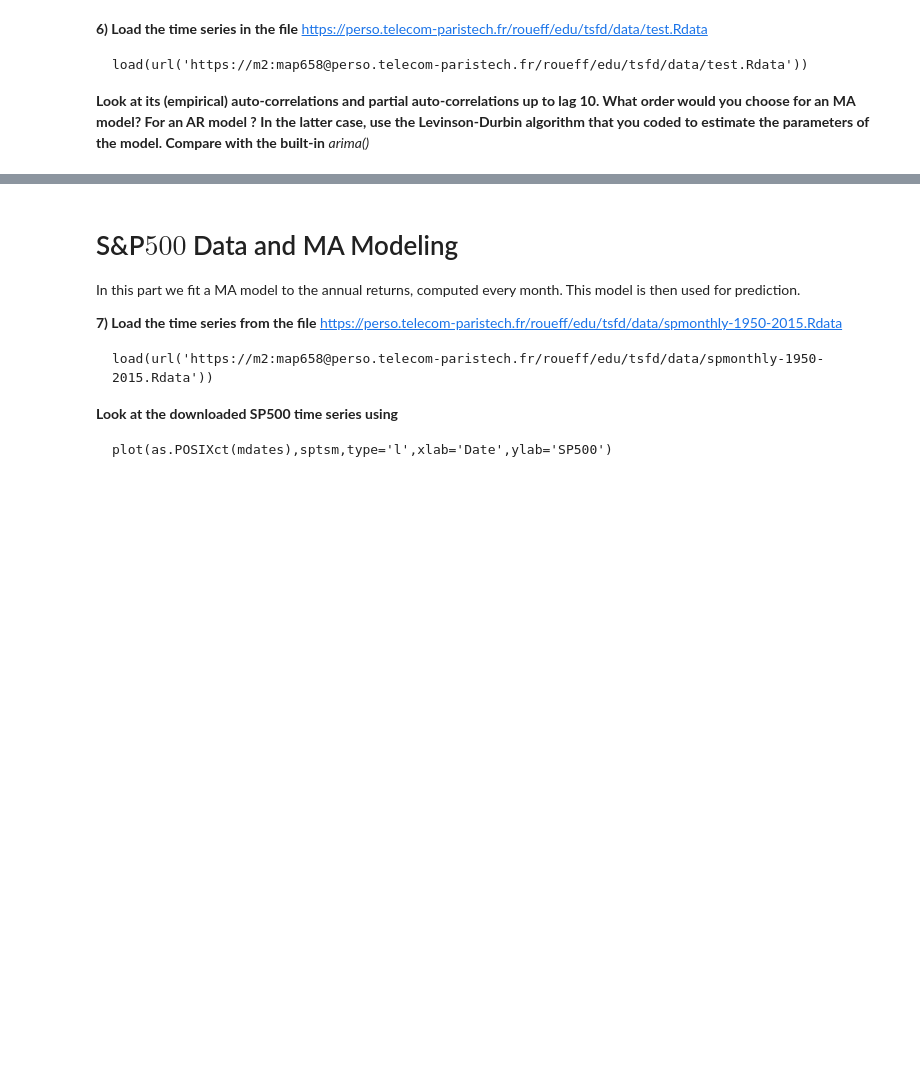
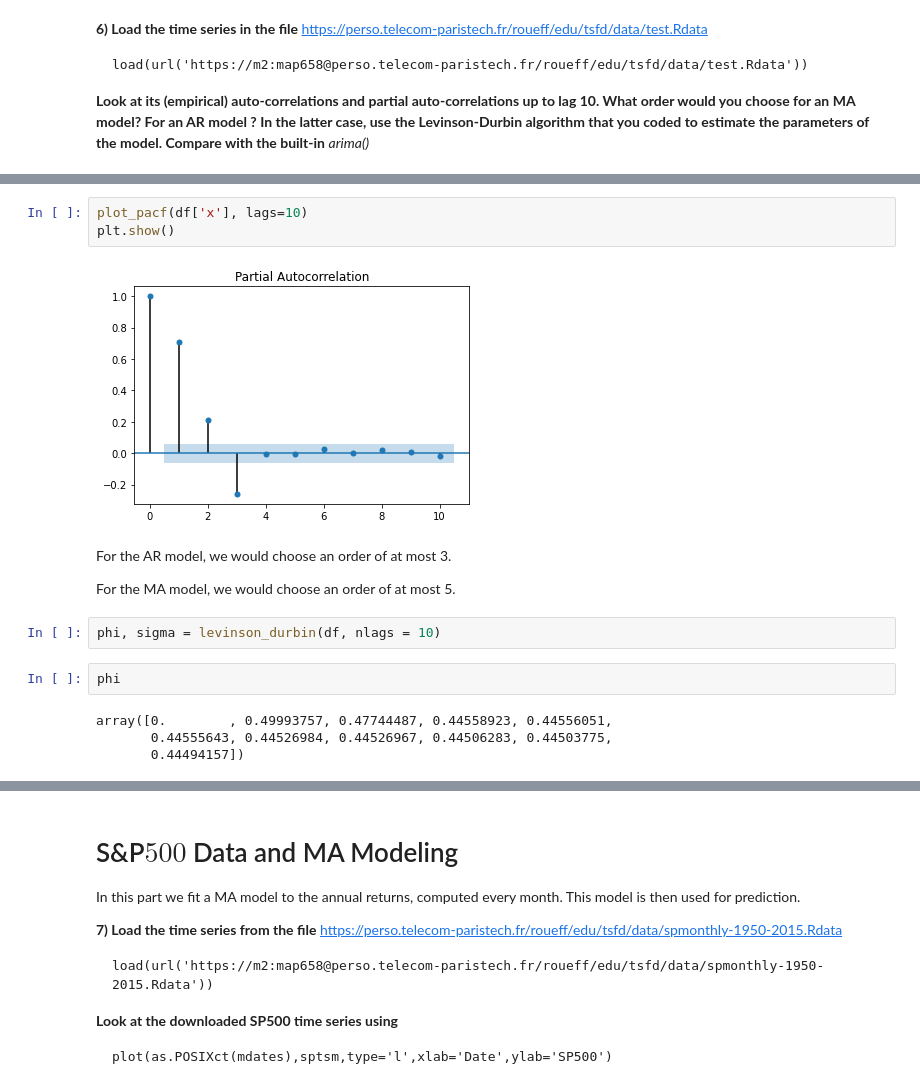
Before and after one commit to SushiFou/Time-Series---Financial-Data-, a Jupyter notebook: TP1_Time_Series_Kervella.ipynb, the cells around one changed output, grey strips where cells are left out. Drawn from its saved outputs; the diff is of its cells as text; blank space fills up the shorter version.

```diff
--- a/TP1_Time_Series_Kervella.ipynb
+++ b/TP1_Time_Series_Kervella.ipynb
@@ -60,0 +239,17 @@ What order would you choose for an MA model? For an AR model ? In the latter cas
+# %%
+plot_pacf(df['x'], lags=10)
+plt.show()
+# %% [output]
+[figure, added]
+# %% [markdown]
+For the AR model, we would choose an order of at most 3.
+
+For the MA model, we would choose an order of at most 5.
+# %%
+phi, sigma = levinson_durbin(df, nlags = 10)
+# %%
+phi
+# %% [output]
+array([0.        , 0.49993757, 0.47744487, 0.44558923, 0.44556051,
+       0.44555643, 0.44526984, 0.44526967, 0.44506283, 0.44503775,
+       0.44494157])
```
Also changed, not shown: parts of 19 cells of this notebook.
